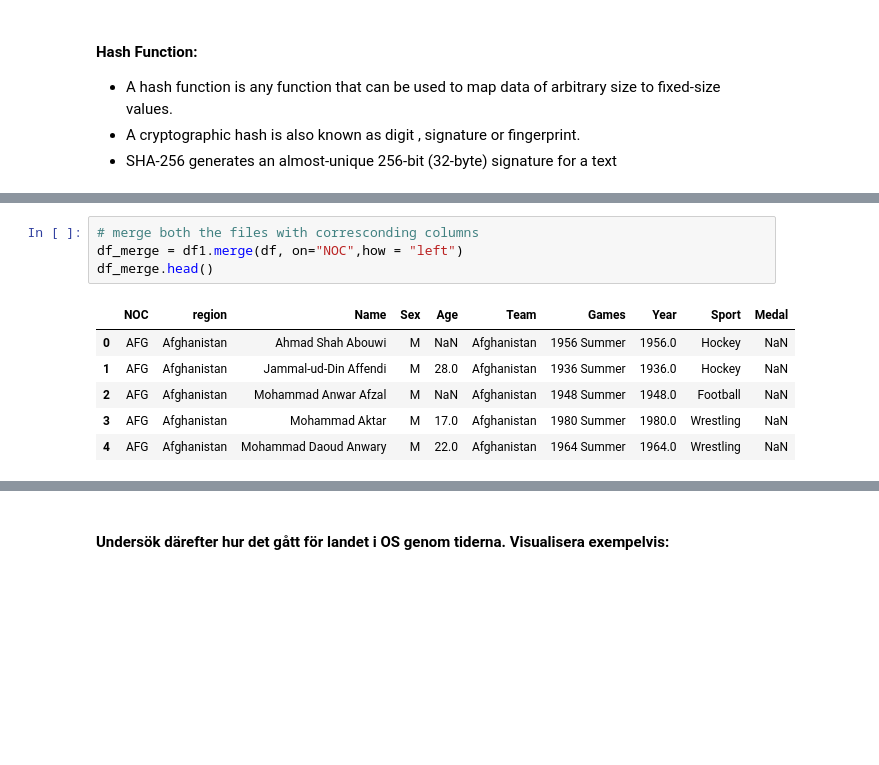
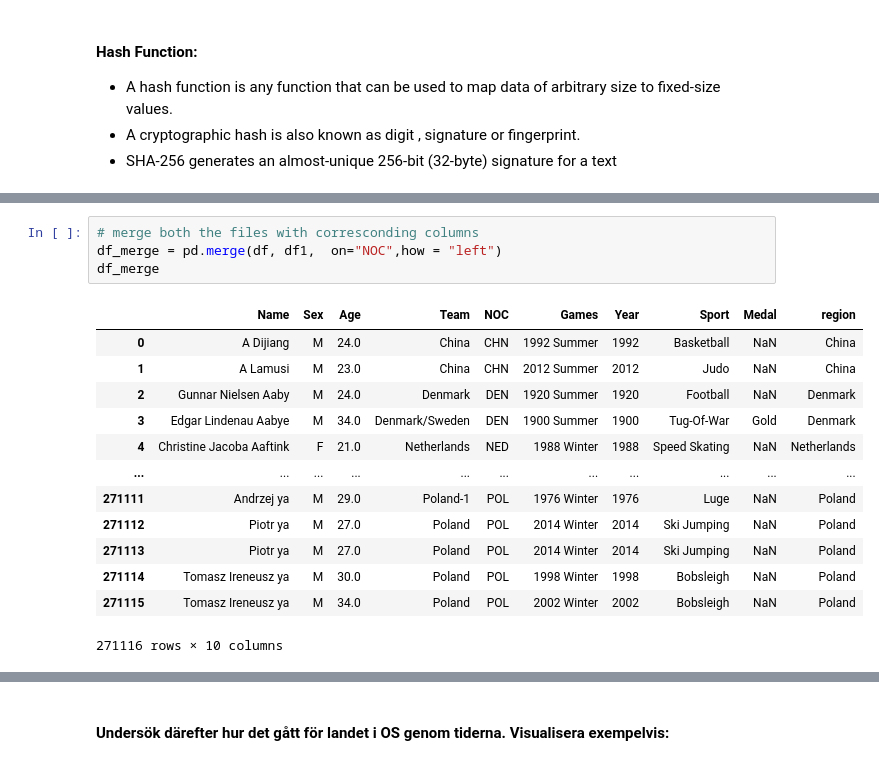
Before and after one commit to wlinds/ITHS-Projekt-OS, a Jupyter notebook: Project/Uppgift 1.ipynb, the cells around one changed output, grey strips where cells are left out. Cells and saved outputs as stored; diff of their text form; blank space fills up the shorter version.

```diff
--- a/Project/Uppgift 1.ipynb
+++ b/Project/Uppgift 1.ipynb
@@ -29,14 +52,21 @@ df1.head()
 # %%
 # merge both the files with corresconding columns
-df_merge = df1.merge(df, on="NOC",how = "left")
-df_merge.head()
+df_merge = pd.merge(df, df1,  on="NOC",how = "left")
+df_merge
 # %% [output]
-|  | NOC | region | Name | Sex | Age | Team | Games | Year | Sport | Medal |
-| 0 | AFG | Afghanistan | Ahmad Shah Abouwi | M | NaN | Afghanistan | 1956 Summer | 1956.0 | Hockey | NaN |
-| 1 | AFG | Afghanistan | Jammal-ud-Din Affendi | M | 28.0 | Afghanistan | 1936 Summer | 1936.0 | Hockey | NaN |
-| 2 | AFG | Afghanistan | Mohammad Anwar Afzal | M | NaN | Afghanistan | 1948 Summer | 1948.0 | Football | NaN |
-| 3 | AFG | Afghanistan | Mohammad Aktar | M | 17.0 | Afghanistan | 1980 Summer | 1980.0 | Wrestling | NaN |
-| 4 | AFG | Afghanistan | Mohammad Daoud Anwary | M | 22.0 | Afghanistan | 1964 Summer | 1964.0 | Wrestling | NaN |
+|  | Name | Sex | Age | Team | NOC | Games | Year | Sport | Medal | region |
+| 0 | A Dijiang | M | 24.0 | China | CHN | 1992 Summer | 1992 | Basketball | NaN | China |
+| 1 | A Lamusi | M | 23.0 | China | CHN | 2012 Summer | 2012 | Judo | NaN | China |
+| 2 | Gunnar Nielsen Aaby | M | 24.0 | Denmark | DEN | 1920 Summer | 1920 | Football | NaN | Denmark |
+| 3 | Edgar Lindenau Aabye | M | 34.0 | Denmark/Sweden | DEN | 1900 Summer | 1900 | Tug-Of-War | Gold | Denmark |
+| 4 | Christine Jacoba Aaftink | F | 21.0 | Netherlands | NED | 1988 Winter | 1988 | Speed Skating | NaN | Netherlands |
+| ... | ... | ... | ... | ... | ... | ... | ... | ... | ... | ... |
+| 271111 | Andrzej ya | M | 29.0 | Poland-1 | POL | 1976 Winter | 1976 | Luge | NaN | Poland |
+| 271112 | Piotr ya | M | 27.0 | Poland | POL | 2014 Winter | 2014 | Ski Jumping | NaN | Poland |
+| 271113 | Piotr ya | M | 27.0 | Poland | POL | 2014 Winter | 2014 | Ski Jumping | NaN | Poland |
+| 271114 | Tomasz Ireneusz ya | M | 30.0 | Poland | POL | 1998 Winter | 1998 | Bobsleigh | NaN | Poland |
+| 271115 | Tomasz Ireneusz ya | M | 34.0 | Poland | POL | 2002 Winter | 2002 | Bobsleigh | NaN | Poland |
+271116 rows × 10 columns
 # %%
 
 import hashlib
```
Also changed, not shown: parts of 13 cells of this notebook, 4 other files.
